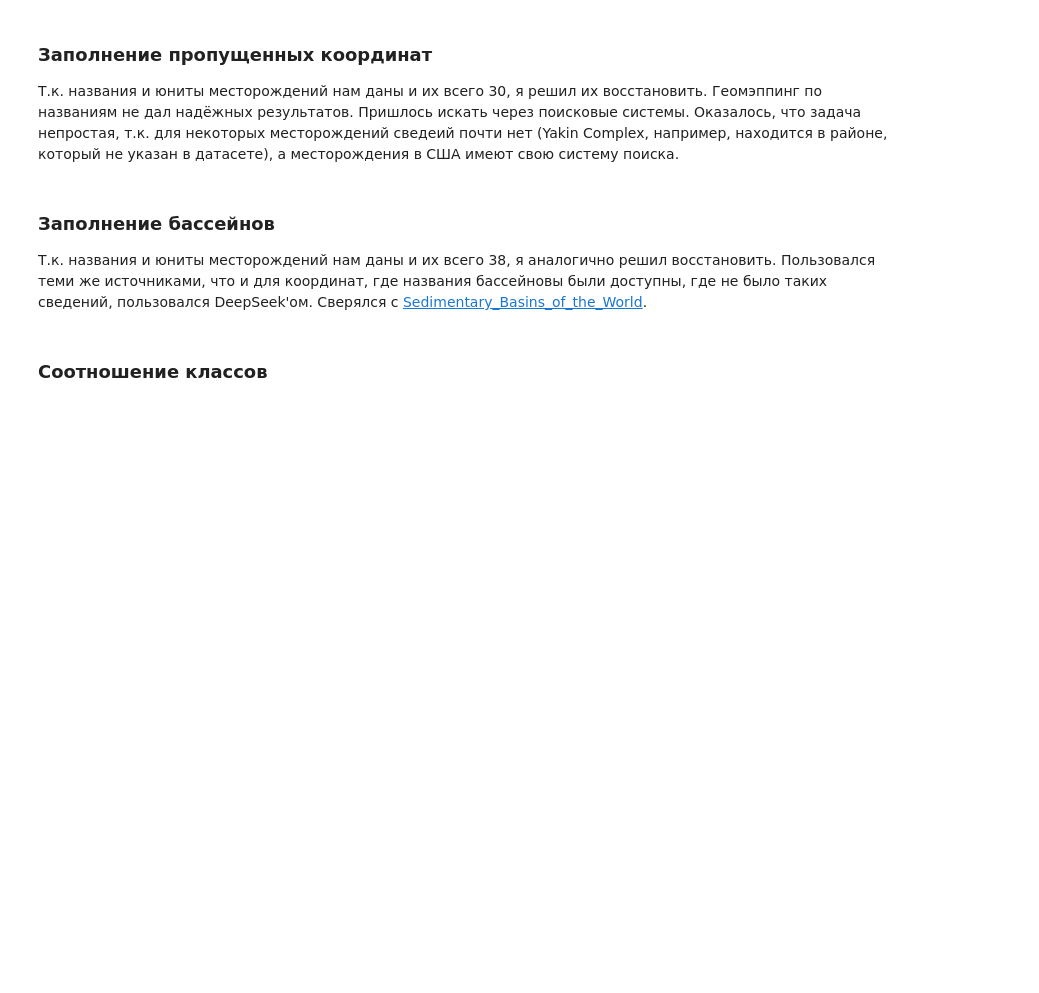
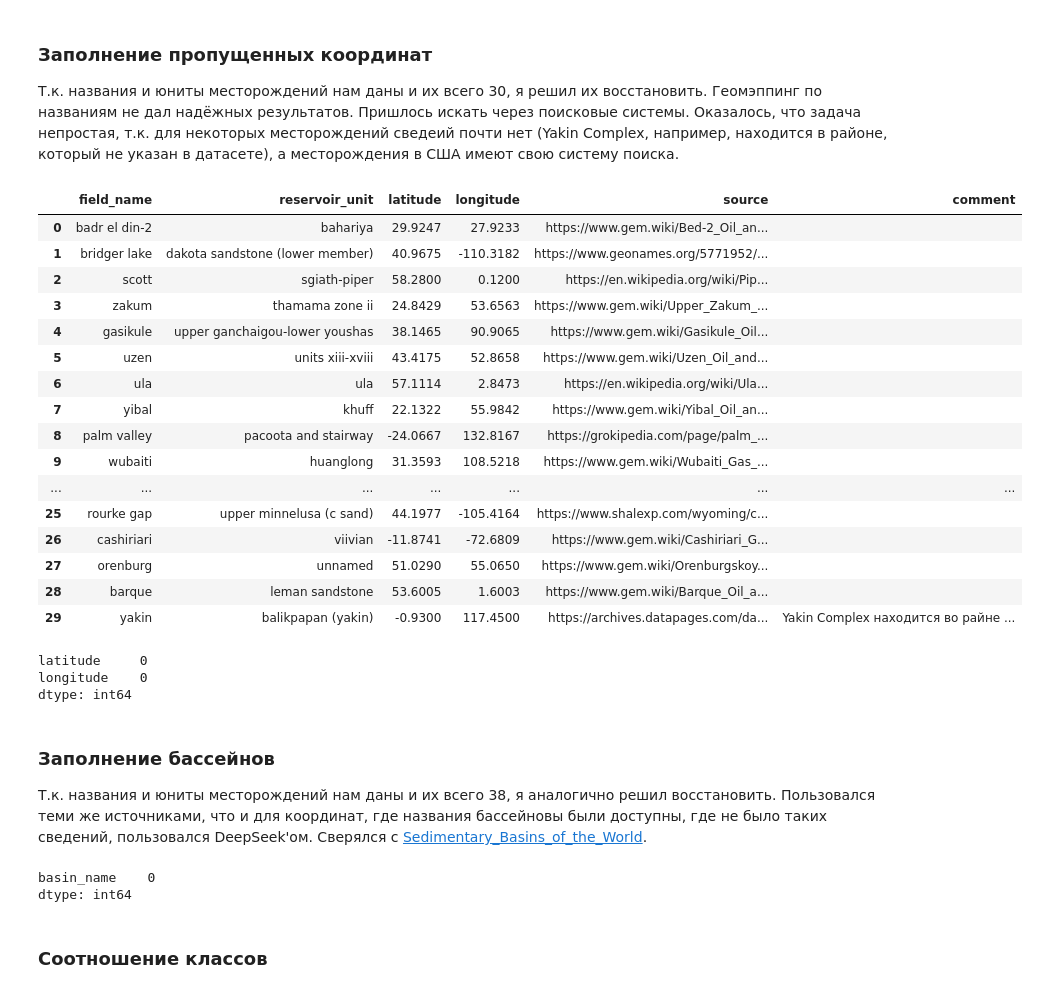
Before and after one commit to AlekseiAgarkov/classification-of-oil-and-gas, a Jupyter notebook: notebooks/eda.ipynb, the cells around one changed output. Cells and saved outputs as stored; diff of their text form; code cells hidden in the pictures; blank space fills up the shorter version.

```diff
--- a/notebooks/eda.ipynb
+++ b/notebooks/eda.ipynb
@@ -275,9 +306,27 @@ dtype: int64
 
 Т.к. названия и юниты месторождений нам даны и их всего 30, я решил их восстановить. Геомэппинг по названиям не дал надёжных результатов. Пришлось искать через поисковые системы. Оказалось, что задача непростая, т.к. для некоторых месторождений сведеий почти нет (Yakin Complex, например, находится в районе, который не указан в датасете), а месторождения в США имеют свою систему поиска.
 # %%
-missing_coordinates = pd.read_csv("../data/missing_coordinates.csv")
+missing_coordinates = pd.read_csv("../data/train_missing_coordinates.csv")
 missing_coordinates = missing_coordinates.fillna("")
 display(HTML(missing_coordinates.to_html()))
+# %% [output]
+|  | field_name | reservoir_unit | latitude | longitude | source | comment |
+| 0 | badr el din-2 | bahariya | 29.9247 | 27.9233 | https://www.gem.wiki/Bed-2_Oil_an... |  |
+| 1 | bridger lake | dakota sandstone (lower member) | 40.9675 | -110.3182 | https://www.geonames.org/5771952/... |  |
+| 2 | scott | sgiath-piper | 58.2800 | 0.1200 | https://en.wikipedia.org/wiki/Pip... |  |
+| 3 | zakum | thamama zone ii | 24.8429 | 53.6563 | https://www.gem.wiki/Upper_Zakum_... |  |
+| 4 | gasikule | upper ganchaigou-lower youshas | 38.1465 | 90.9065 | https://www.gem.wiki/Gasikule_Oil... |  |
+| 5 | uzen | units xiii-xviii | 43.4175 | 52.8658 | https://www.gem.wiki/Uzen_Oil_and... |  |
+| 6 | ula | ula | 57.1114 | 2.8473 | https://en.wikipedia.org/wiki/Ula... |  |
+| 7 | yibal | khuff | 22.1322 | 55.9842 | https://www.gem.wiki/Yibal_Oil_an... |  |
+| 8 | palm valley | pacoota and stairway | -24.0667 | 132.8167 | https://grokipedia.com/page/palm_... |  |
+| 9 | wubaiti | huanglong | 31.3593 | 108.5218 | https://www.gem.wiki/Wubaiti_Gas_... |  |
+| ... | ... | ... | ... | ... | ... | ... |
+| 25 | rourke gap | upper minnelusa (c sand) | 44.1977 | -105.4164 | https://www.shalexp.com/wyoming/c... |  |
+| 26 | cashiriari | viivian | -11.8741 | -72.6809 | https://www.gem.wiki/Cashiriari_G... |  |
+| 27 | orenburg | unnamed | 51.0290 | 55.0650 | https://www.gem.wiki/Orenburgskoy... |  |
+| 28 | barque | leman sandstone | 53.6005 | 1.6003 | https://www.gem.wiki/Barque_Oil_a... |  |
+| 29 | yakin | balikpapan (yakin) | -0.9300 | 117.4500 | https://archives.datapages.com/da... | Yakin Complex находится во райне ... |
 # %%
 train_oil_df_filled = train_oil_df.merge(
     missing_coordinates[["field_name", "reservoir_unit", "latitude", "longitude"]],
@@ -287,6 +336,10 @@ train_oil_df_filled['latitude'] = train_oil_df_filled['latitude'].fillna(train_o
 train_oil_df_filled['longitude'] = train_oil_df_filled['longitude'].fillna(train_oil_df_filled['longitude_fill'])
 train_oil_df_filled.drop(columns=['latitude_fill', 'longitude_fill'], inplace=True)
 train_oil_df_filled[['latitude', 'longitude']].isna().sum()
+# %% [output]
+latitude     0
+longitude    0
+dtype: int64
 # %% [markdown]
 ### Заполнение бассейнов
 Т.к. названия и юниты месторождений нам даны и их всего 38, я аналогично решил восстановить. Пользовался теми же источниками, что и для координат, где названия бассейновы были доступны, где не было таких сведений, пользовался DeepSeek'ом. Сверялся с [Sedimentary_Basins_of_the_World](https://services5.arcgis.com/33PZ8RasWNSHnkUG/ArcGIS/rest/services/Sedimentary_Basins_of_the_World/FeatureServer/0).
@@ -299,6 +352,9 @@ train_oil_df_filled = train_oil_df_filled.merge(missing_basins[["basin_name", "f
 train_oil_df_filled['basin_name'] = train_oil_df_filled['basin_name'].fillna(train_oil_df_filled['basin_name_fill'])
 train_oil_df_filled.drop(columns=['basin_name_fill'], inplace=True)
 train_oil_df_filled[['basin_name']].isna().sum()
+# %% [output]
+basin_name    0
+dtype: int64
 # %% [markdown]
 ### Соотношение классов
 # %%
```
Also changed, not shown: parts of 59 cells of this notebook.
